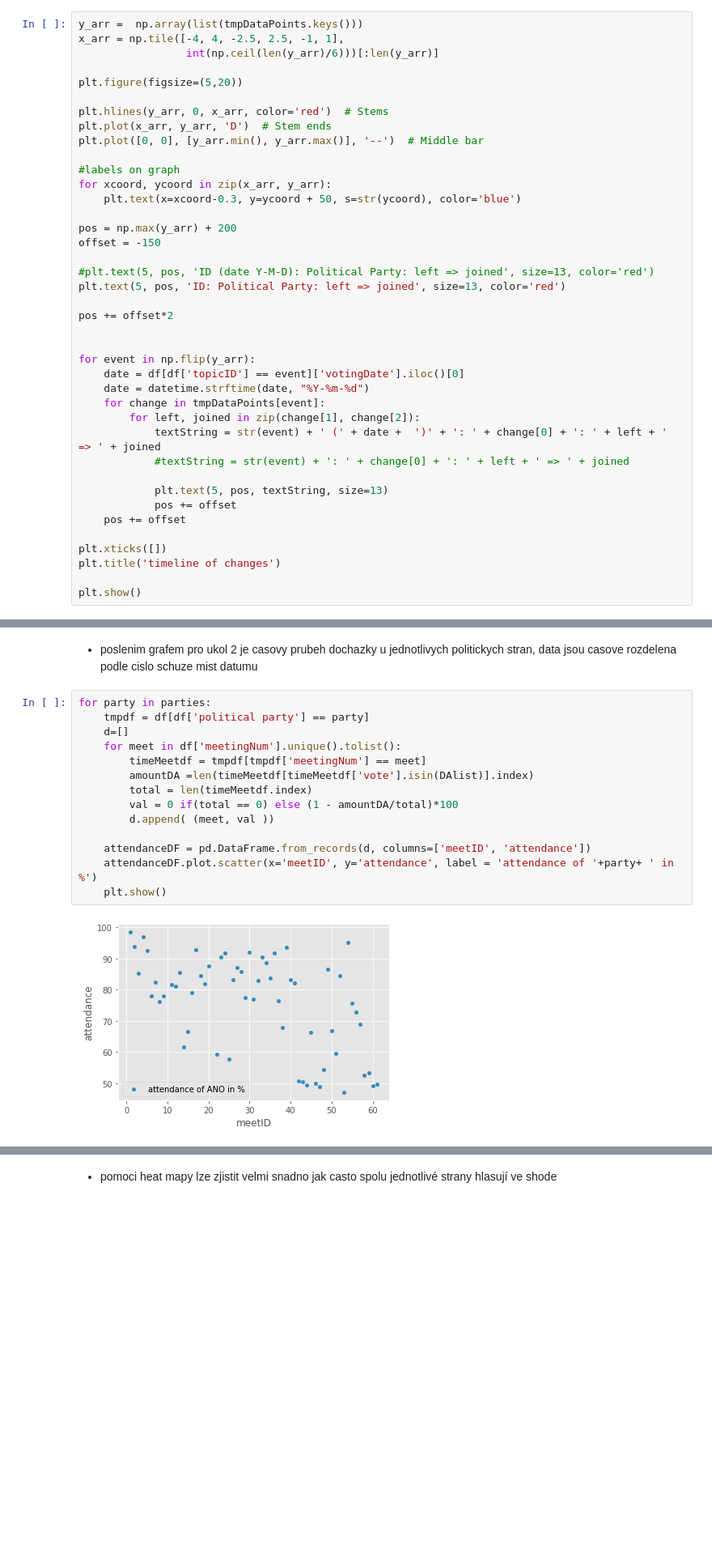
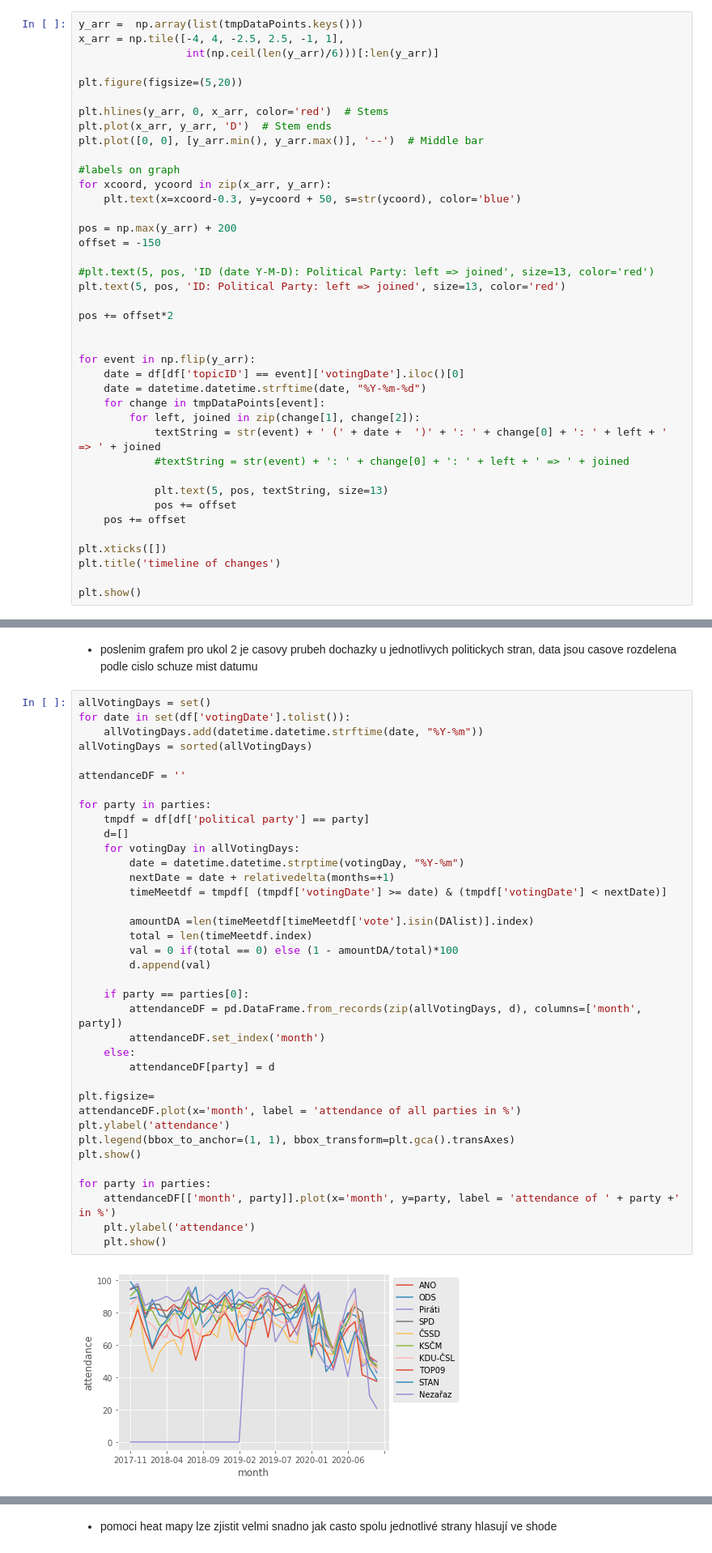
Before and after one commit to xuthang/bi-vzd, a Jupyter notebook: 01/homework_01_B201.ipynb, the cells around one changed output, grey strips where cells are left out. Shown at 81% size. Saved outputs shown, nothing was run; the diff lists cells and outputs as text; blank space fills up the shorter version.

Commit message:
timeline for attendance

```diff
--- a/01/homework_01_B201.ipynb
+++ b/01/homework_01_B201.ipynb
@@ -227,7 +223,7 @@ pos += offset*2
 
 for event in np.flip(y_arr):
     date = df[df['topicID'] == event]['votingDate'].iloc()[0]
-    date = datetime.strftime(date, "%Y-%m-%d")
+    date = datetime.datetime.strftime(date, "%Y-%m-%d")
     for change in tmpDataPoints[event]:
         for left, joined in zip(change[1], change[2]):
             textString = str(event) + ' (' + date +  ')' + ': ' + change[0] + ': ' + left + ' => ' + joined
@@ -317,18 +313,41 @@ plt.show()
 # %% [markdown]
 * poslenim grafem pro ukol 2 je casovy prubeh dochazky u jednotlivych politickych stran, data jsou casove rozdelena podle cislo schuze mist datumu
 # %%
+allVotingDays = set()
+for date in set(df['votingDate'].tolist()):
+    allVotingDays.add(datetime.datetime.strftime(date, "%Y-%m"))
+allVotingDays = sorted(allVotingDays)
+
+attendanceDF = ''
+
 for party in parties:
     tmpdf = df[df['political party'] == party]
     d=[]
-    for meet in df['meetingNum'].unique().tolist():
-        timeMeetdf = tmpdf[tmpdf['meetingNum'] == meet]
+    for votingDay in allVotingDays:
+        date = datetime.datetime.strptime(votingDay, "%Y-%m")
+        nextDate = date + relativedelta(months=+1)
+        timeMeetdf = tmpdf[ (tmpdf['votingDate'] >= date) & (tmpdf['votingDate'] < nextDate)]
+
         amountDA =len(timeMeetdf[timeMeetdf['vote'].isin(DAlist)].index)
         total = len(timeMeetdf.index)
         val = 0 if(total == 0) else (1 - amountDA/total)*100
-        d.append( (meet, val ))
+        d.append(val)
 
-    attendanceDF = pd.DataFrame.from_records(d, columns=['meetID', 'attendance'])
-    attendanceDF.plot.scatter(x='meetID', y='attendance', label = 'attendance of '+party+ ' in %')
+    if party == parties[0]:
+        attendanceDF = pd.DataFrame.from_records(zip(allVotingDays, d), columns=['month', party])
+        attendanceDF.set_index('month')
+    else:
+        attendanceDF[party] = d
+
+plt.figsize=
+attendanceDF.plot(x='month', label = 'attendance of all parties in %')
+plt.ylabel('attendance')
+plt.legend(bbox_to_anchor=(1, 1), bbox_transform=plt.gca().transAxes)
+plt.show()
+
+for party in parties:
+    attendanceDF[['month', party]].plot(x='month', y=party, label = 'attendance of ' + party +' in %')
+    plt.ylabel('attendance')
     plt.show()
 # %% [output]
-[figure, old version]
+[figure, new version]
```
Also changed, not shown: parts of 4 cells of this notebook.
